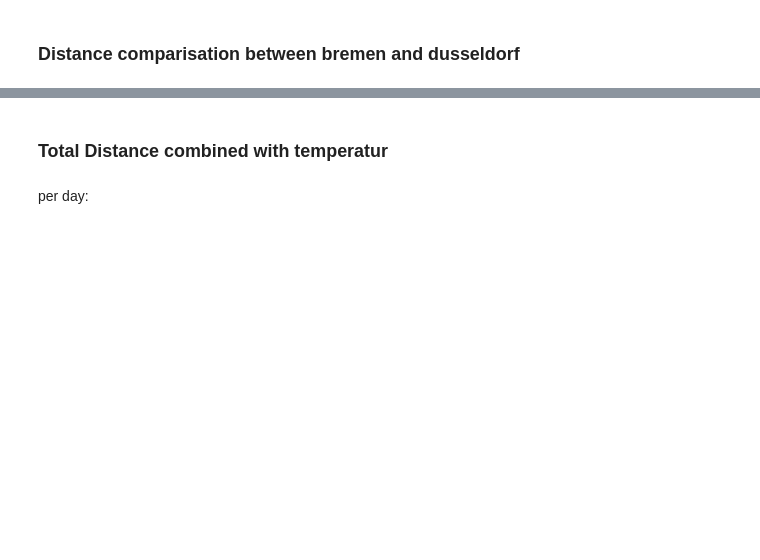
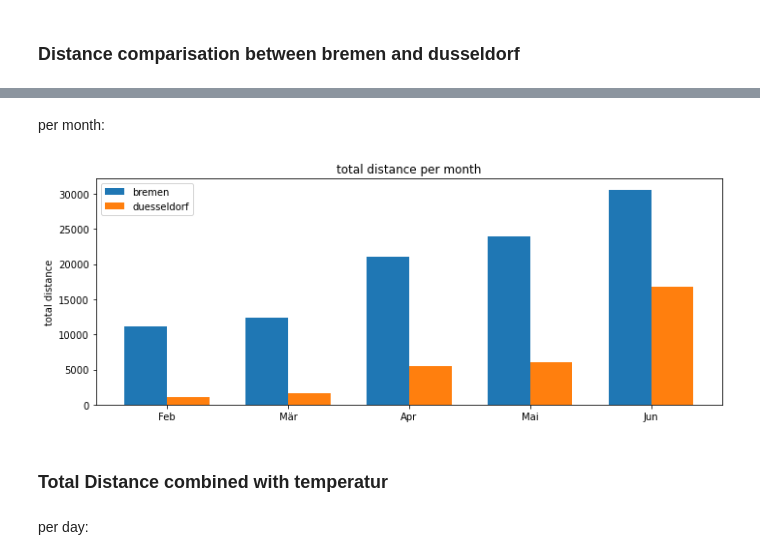
Before and after one commit to Polifka/eagle_gang, a Jupyter notebook: Auslastung von Bikes.ipynb, the cells around one changed output, grey strips where cells are left out. Cells and saved outputs as stored; diff of their text form; code cells hidden in the pictures; blank space fills up the shorter version.

```diff
--- a/Auslastung von Bikes.ipynb
+++ b/Auslastung von Bikes.ipynb
@@ -148,3 +182,9 @@ distancebar()
+# %% [markdown]
+per month:
+# %%
+distancebar('month')
+# %% [output]
+[figure, added]
 # %% [markdown]
 ### Total Distance combined with temperatur
 # %% [markdown]
```
Also changed, not shown: parts of 29 cells of this notebook, 2 other files.
